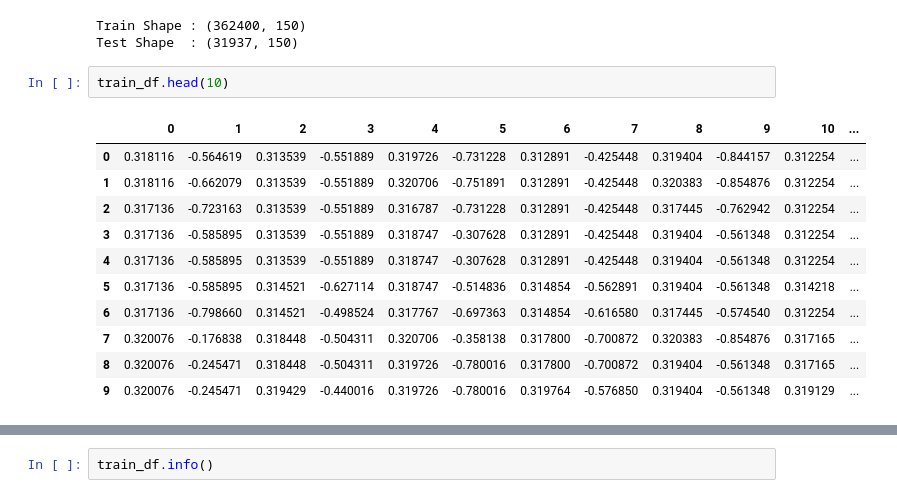
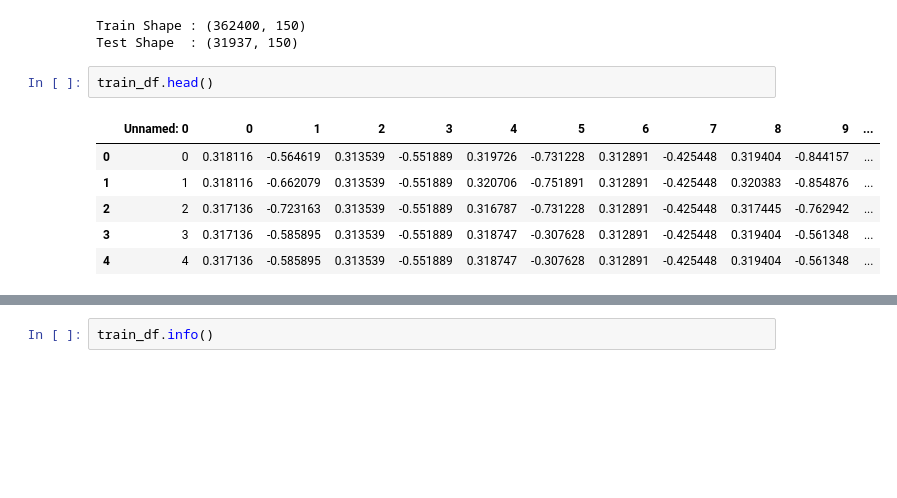
Before and after one commit to Devansh1-tech/QuantFormer-Multimodal-Order-Book-Sentiment-Transformer, a Jupyter notebook: notebooks/01_FI2010_EDA.ipynb, the cells around one changed output, grey strips where cells are left out. Drawn from its saved outputs; the diff is of its cells as text; blank space fills up the shorter version.

```diff
--- a/notebooks/01_FI2010_EDA.ipynb
+++ b/notebooks/01_FI2010_EDA.ipynb
@@ -34,16 +34,11 @@ print("Test Shape  :", test_df.shape)
 Train Shape : (362400, 150)
 Test Shape  : (31937, 150)
 # %%
-train_df.head(10)
+train_df.head()
 # %% [output]
-|  | 0 | 1 | 2 | 3 | 4 | 5 | 6 | 7 | 8 | 9 | 10 | ... |
-| 0 | 0.318116 | -0.564619 | 0.313539 | -0.551889 | 0.319726 | -0.731228 | 0.312891 | -0.425448 | 0.319404 | -0.844157 | 0.312254 | ... |
-| 1 | 0.318116 | -0.662079 | 0.313539 | -0.551889 | 0.320706 | -0.751891 | 0.312891 | -0.425448 | 0.320383 | -0.854876 | 0.312254 | ... |
-| 2 | 0.317136 | -0.723163 | 0.313539 | -0.551889 | 0.316787 | -0.731228 | 0.312891 | -0.425448 | 0.317445 | -0.762942 | 0.312254 | ... |
-| 3 | 0.317136 | -0.585895 | 0.313539 | -0.551889 | 0.318747 | -0.307628 | 0.312891 | -0.425448 | 0.319404 | -0.561348 | 0.312254 | ... |
-| 4 | 0.317136 | -0.585895 | 0.313539 | -0.551889 | 0.318747 | -0.307628 | 0.312891 | -0.425448 | 0.319404 | -0.561348 | 0.312254 | ... |
-| 5 | 0.317136 | -0.585895 | 0.314521 | -0.627114 | 0.318747 | -0.514836 | 0.314854 | -0.562891 | 0.319404 | -0.561348 | 0.314218 | ... |
-| 6 | 0.317136 | -0.798660 | 0.314521 | -0.498524 | 0.317767 | -0.697363 | 0.314854 | -0.616580 | 0.317445 | -0.574540 | 0.312254 | ... |
-| 7 | 0.320076 | -0.176838 | 0.318448 | -0.504311 | 0.320706 | -0.358138 | 0.317800 | -0.700872 | 0.320383 | -0.854876 | 0.317165 | ... |
-| 8 | 0.320076 | -0.245471 | 0.318448 | -0.504311 | 0.319726 | -0.780016 | 0.317800 | -0.700872 | 0.319404 | -0.561348 | 0.317165 | ... |
-| 9 | 0.320076 | -0.245471 | 0.319429 | -0.440016 | 0.319726 | -0.780016 | 0.319764 | -0.576850 | 0.319404 | -0.561348 | 0.319129 | ... |
+|  | Unnamed: 0 | 0 | 1 | 2 | 3 | 4 | 5 | 6 | 7 | 8 | 9 | ... |
+| 0 | 0 | 0.318116 | -0.564619 | 0.313539 | -0.551889 | 0.319726 | -0.731228 | 0.312891 | -0.425448 | 0.319404 | -0.844157 | ... |
+| 1 | 1 | 0.318116 | -0.662079 | 0.313539 | -0.551889 | 0.320706 | -0.751891 | 0.312891 | -0.425448 | 0.320383 | -0.854876 | ... |
+| 2 | 2 | 0.317136 | -0.723163 | 0.313539 | -0.551889 | 0.316787 | -0.731228 | 0.312891 | -0.425448 | 0.317445 | -0.762942 | ... |
+| 3 | 3 | 0.317136 | -0.585895 | 0.313539 | -0.551889 | 0.318747 | -0.307628 | 0.312891 | -0.425448 | 0.319404 | -0.561348 | ... |
+| 4 | 4 | 0.317136 | -0.585895 | 0.313539 | -0.551889 | 0.318747 | -0.307628 | 0.312891 | -0.425448 | 0.319404 | -0.561348 | ... |
```
Also changed, not shown: parts of 56 cells of this notebook.
